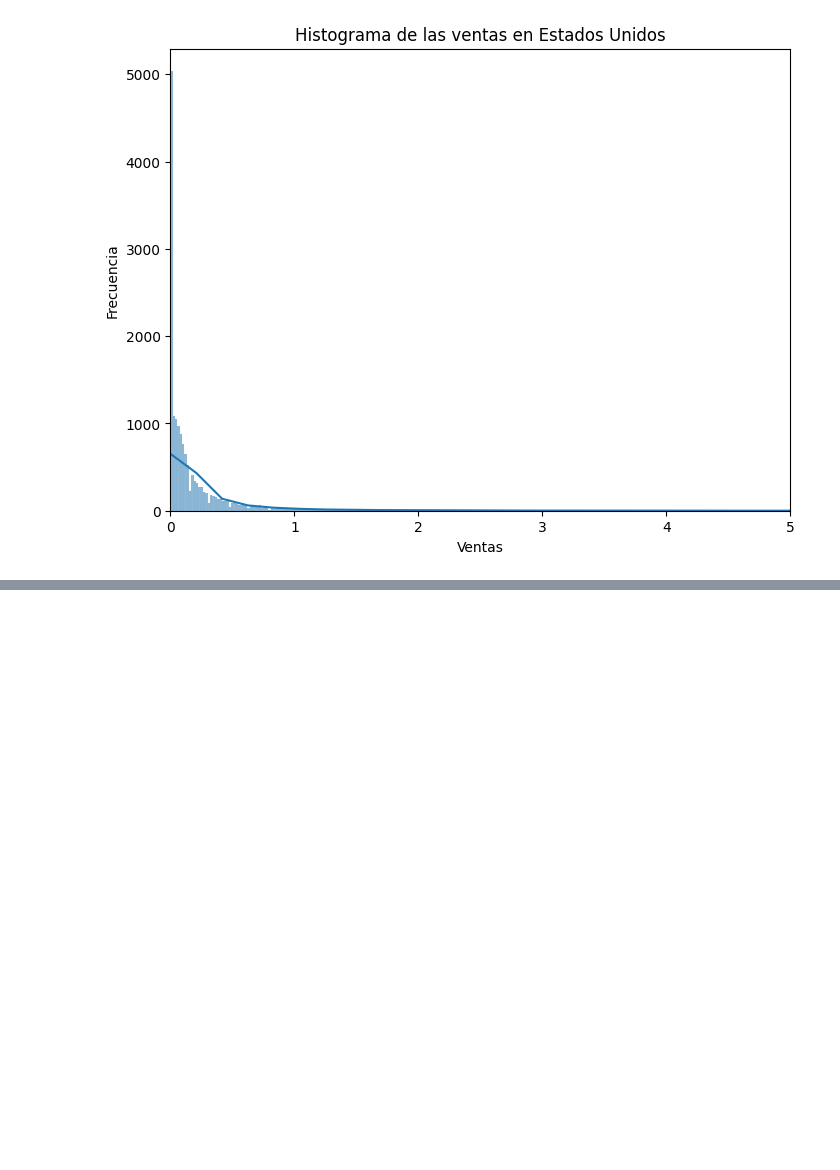
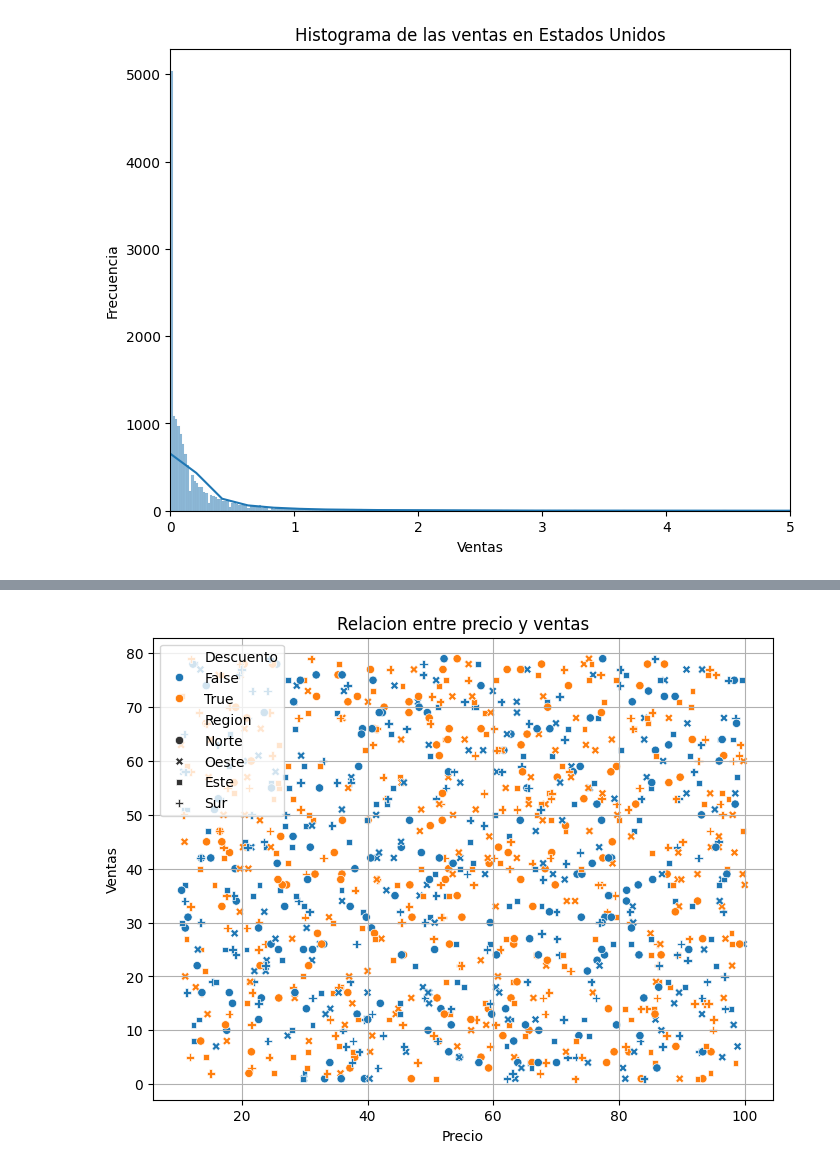
Before and after one commit to MattZG/Portafolio, a Jupyter notebook: Modulo_4.ipynb, the cells around one changed output, grey strips where cells are left out. Saved outputs shown, nothing was run; the diff lists cells and outputs as text; code cells hidden in the pictures; blank space fills up the shorter version.

```diff
--- a/Modulo_4.ipynb
+++ b/Modulo_4.ipynb
@@ -145,0 +344,10 @@ plt.show()
+# %%
+plt.figure(figsize = (8, 6))
+sns.scatterplot(x = df['Precio'], y = df['Ventas'], data = df, hue = 'Descuento', style = 'Region')
+plt.title('Relacion entre precio y ventas')
+plt.xlabel('Precio')
+plt.ylabel('Ventas')
+plt.grid(True)
+plt.show()
+# %% [output]
+[figure, added]
```
Also changed, not shown: parts of 26 cells of this notebook.
